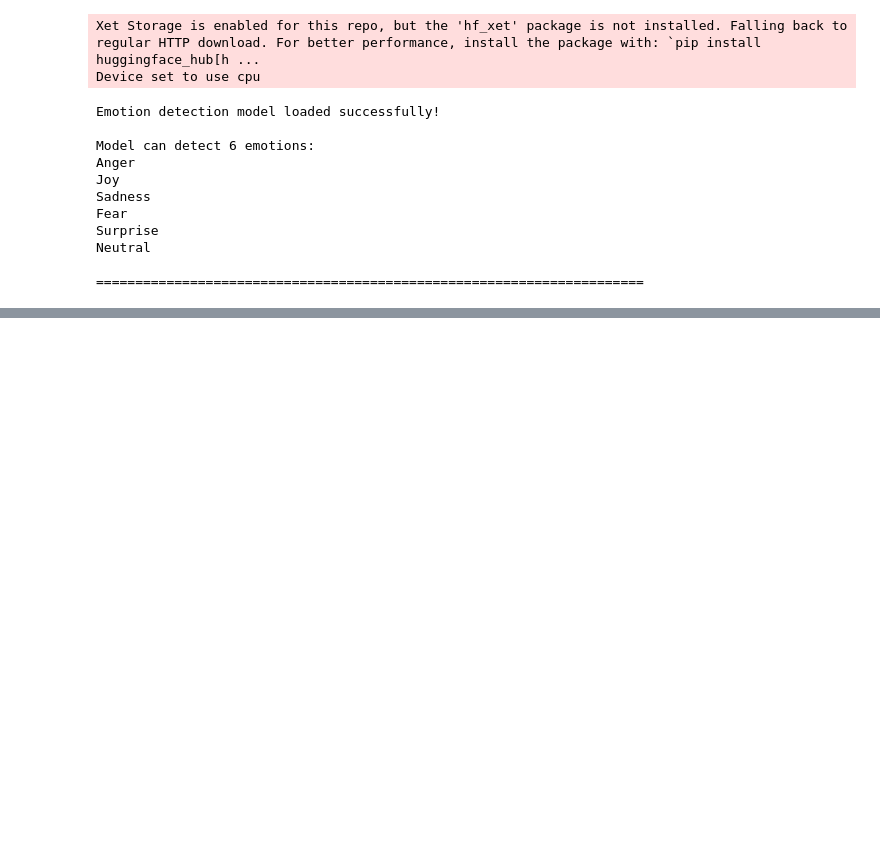
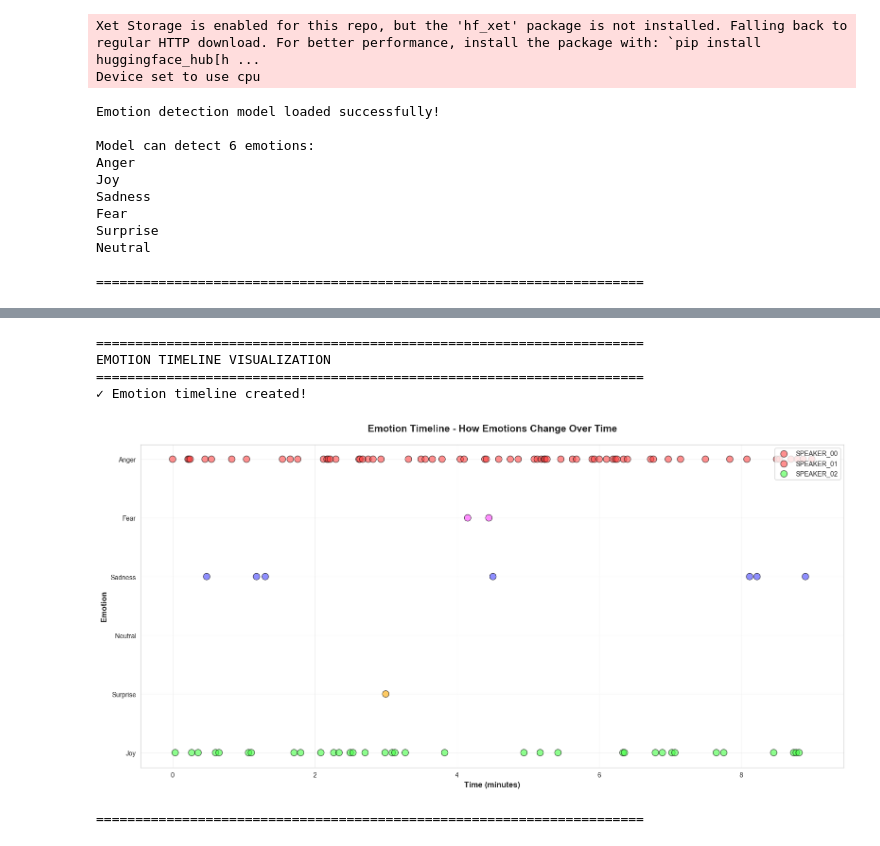
Before and after one commit to norakeavney/SpeakSense, a Jupyter notebook: speechlab/bias_detection_dashboard.ipynb, the cells around one changed output, grey strips where cells are left out. Saved outputs shown, nothing was run; the diff lists cells and outputs as text; code cells hidden in the pictures; blank space fills up the shorter version.

```diff
--- a/speechlab/bias_detection_dashboard.ipynb
+++ b/speechlab/bias_detection_dashboard.ipynb
@@ -1199,0 +1315,61 @@ print("\n" + "=" * 70)
+# %%
+# ============================================================
+# EMOTION TIMELINE - EMOTIONS OVER TIME
+# ============================================================
+
+print("=" * 70)
+print("EMOTION TIMELINE VISUALIZATION")
+print("=" * 70)
+
+# Map emotions to numeric values for plotting
+emotion_mapping = {
+    'anger': 5,
+    'fear': 4,
+    'sadness': 3,
+    'neutral': 2,
+    'surprise': 1,
+    'joy': 0
+}
+
+# Create timeline plot
+plt.figure(figsize=(16, 8))
+
+for speaker in speakers:
+    speaker_data = emotion_df[emotion_df['speaker'] == speaker]
+
+    x = speaker_data['start'] / 60  # Convert to minutes
+    y = speaker_data['emotion'].map(emotion_mapping)
+
+    # Scatter plot with emotion-based colors
+    colors_list = [emotion_colors.get(e, '#cccccc') for e in speaker_data['emotion']]
+
+    plt.scatter(x, y,
+                c=colors_list,
+                label=speaker,
+                s=100,
+                alpha=0.6,
+                edgecolors='black',
+                linewidths=1)
+
+# Styling
+plt.xlabel('Time (minutes)', fontsize=12, fontweight='bold')
+plt.ylabel('Emotion', fontsize=12, fontweight='bold')
+plt.yticks(list(emotion_mapping.values()),
+           [e.capitalize() for e in emotion_mapping.keys()])
+plt.title('Emotion Timeline - How Emotions Change Over Time',
+          fontsize=15, fontweight='bold', pad=20)
+plt.legend(loc='upper right', fontsize=10)
+plt.grid(True, alpha=0.3, axis='both')
+plt.tight_layout()
+
+print("✓ Emotion timeline created!")
+plt.show()
+
+print("\n" + "=" * 70)
+# %% [output]
+======================================================================
+EMOTION TIMELINE VISUALIZATION
+======================================================================
+✓ Emotion timeline created!
+[figure, added]
+======================================================================
```
Also changed, not shown: parts of 5 cells of this notebook.
